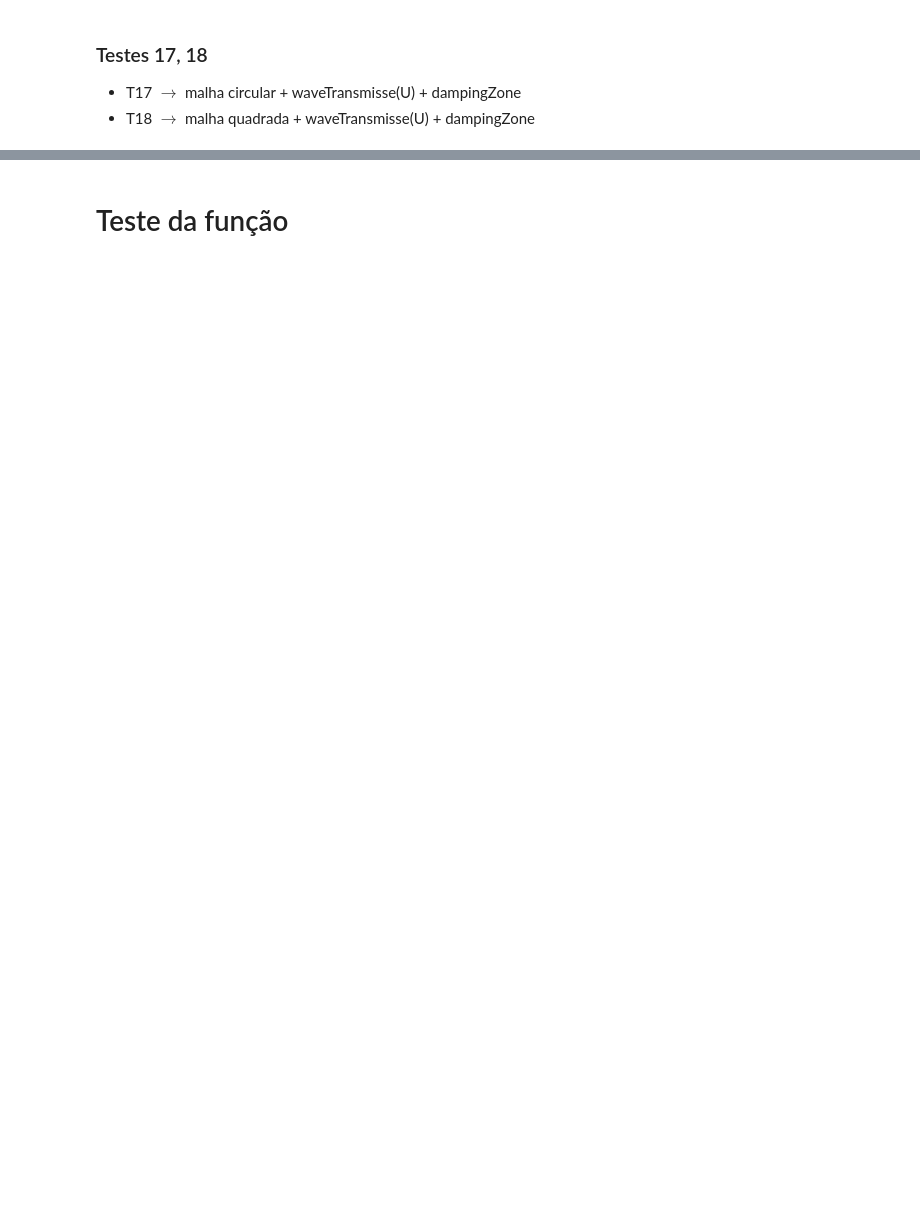
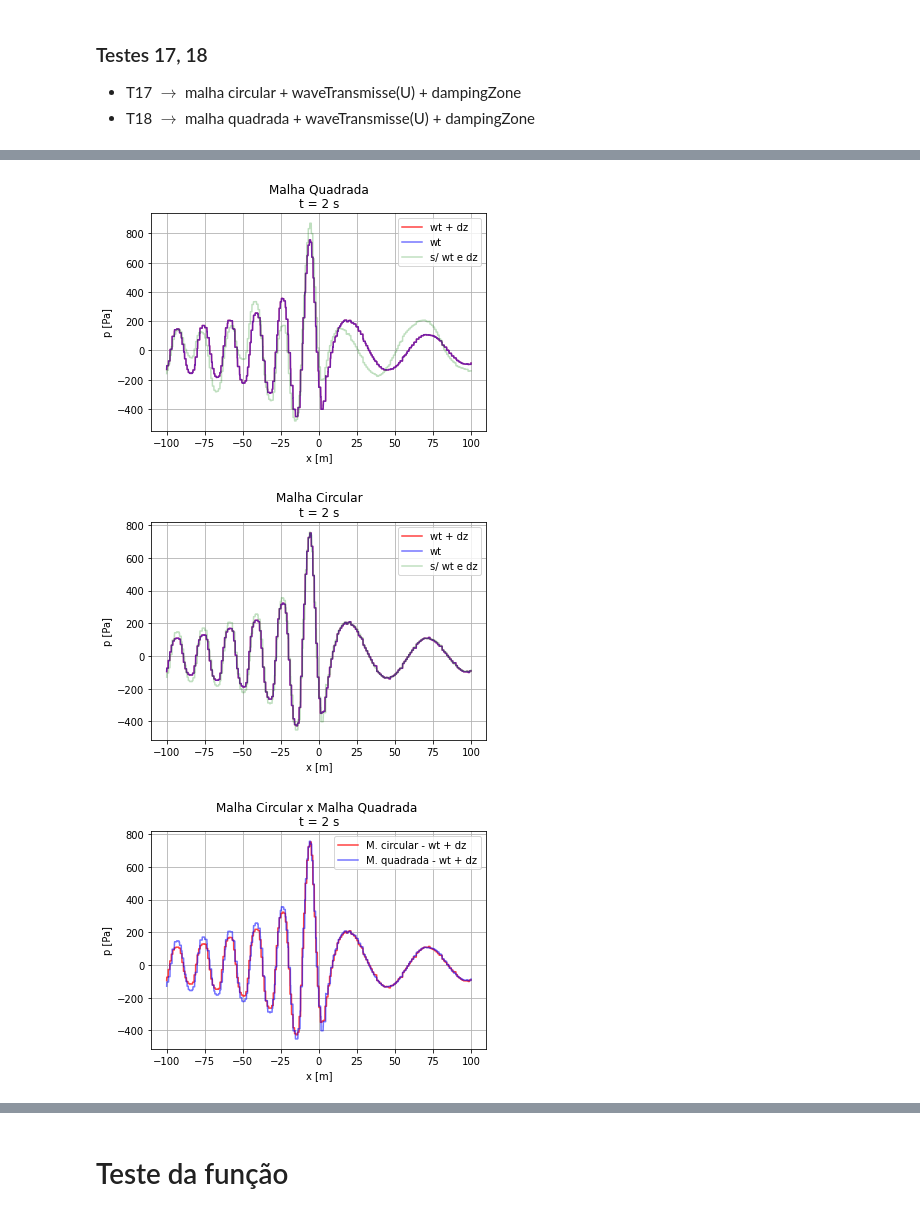
Before and after one commit to Widmark-Kaue/post-process-monopole, a Jupyter notebook: monopoleFlow.ipynb, the cells around one changed output, grey strips where cells are left out. Cells and saved outputs as stored; diff of their text form; code cells hidden in the pictures; blank space fills up the shorter version.

Commit message:
análise dampingTest

```diff
--- a/monopoleFlow.ipynb
+++ b/monopoleFlow.ipynb
@@ -189,3 +183,77 @@ FileNotFoundError: data/monopoleFlow/probes/meshTes/mycentralT13/0/p.txt not fou
 
 - T17 $\rightarrow$ malha circular + waveTransmisse(U) + dampingZone
 - T18 $\rightarrow$ malha quadrada + waveTransmisse(U) + dampingZone
+# %%
+import numpy as np
+import src.wave as wv
+import matplotlib.pyplot as plt
+
+from src.datadrive import PATH_DATA
+
+#Import MeshTest - t = 2s
+pSimT13,_,_ = wv.importData('mycentralT13', test = 'meshTest',time = 2, case = 'monopoleFlow')
+pSimT14,_,_ = wv.importData('mycentralT14', test = 'meshTest',time = 2, case = 'monopoleFlow')
+xMT         = np.linspace(-100,100, len(pSimT13))
+
+# Import Data WaveTest- t = 2s
+pSimT15,_,_ = wv.importData('mycentralT15', test = 'waveTest',time = 2, case = 'monopoleFlow')
+pSimT16,_,_ = wv.importData('mycentralT16', test = 'waveTest',time = 2, case = 'monopoleFlow')
+xWT         = np.linspace(-100,100,len(pSimT15))
+
+# Import Data DampingTest - t = 2s
+pSimT17,_,_ = wv.importData('mycentralT17', test = 'dampingTest',time = 2, case = 'monopoleFlow')
+pSimT18,_,_ = wv.importData('mycentralT18', test = 'dampingTest',time = 2, case = 'monopoleFlow')
+xDT         = np.linspace(-100,100,len(pSimT17))
+
+# Analitic Solution
+xa, pAna    = np.loadtxt(PATH_DATA.joinpath('analiticSolution2s.dat'), unpack=True)
+
+
+# Comparação malha quadrada
+plt.plot(xDT,pSimT18, 'r', label = 'wt + dz', alpha = 0.75)
+plt.plot(xWT,pSimT16, 'b', label = 'wt', alpha = 0.55)
+plt.plot(xMT, pSimT14,'g', label = 's/ wt e dz', alpha = 0.25)
+
+plt.xlabel('x [m]')
+plt.ylabel('p [Pa]')
+plt.title('Malha Quadrada\nt = 2 s')
+plt.grid()
+plt.legend()
+plt.show()
+
+# Comparação malha circular
+plt.plot(xDT,pSimT17, 'r', label = 'wt + dz', alpha = 0.75)
+plt.plot(xWT,pSimT15, 'b', label = 'wt', alpha = 0.55)
+plt.plot(xMT,pSimT13, 'g', label = 's/ wt e dz', alpha = 0.25)
+
+plt.xlabel('x [m]')
+plt.ylabel('p [Pa]')
+plt.title('Malha Circular\nt = 2 s')
+plt.grid()
+plt.legend()
+plt.show()
+
+# Comparação entre malhas
+plt.plot(xDT,pSimT17, 'r', label = 'M. circular - wt + dz', alpha = 0.75)
+plt.plot(xDT,pSimT18, 'b', label = 'M. quadrada - wt + dz', alpha = 0.55)
+
+plt.xlabel('x [m]')
+plt.ylabel('p [Pa]')
+plt.title('Malha Circular x Malha Quadrada \nt = 2 s')
+plt.grid()
+plt.legend()
+plt.show()
+
+# Comparação com a solução analítica
+plt.plot(xDT,pSimT17, 'r', label = 'M. circular - wt + dz', alpha = 0.75)
+plt.plot(xDT,pSimT18, 'b', label = 'M. quadrada - wt + dz', alpha = 0.55)
+plt.plot(xa, pAna,    'k', label = 'Analític', alpha = 1)
+
+
+plt.xlabel('x [m]')
+plt.ylabel('p [Pa]')
+plt.title('Comparação com a Solução analítica\nt = 2 s')
+plt.grid()
+plt.legend()
+plt.show()
+# %% [output]
@@ -191,0 +272,3 @@ FileNotFoundError: data/monopoleFlow/probes/meshTes/mycentralT13/0/p.txt not fou
+[figure, added]
+[figure, added]
+[figure, added]
```
Also changed, not shown: parts of 3 cells of this notebook.
